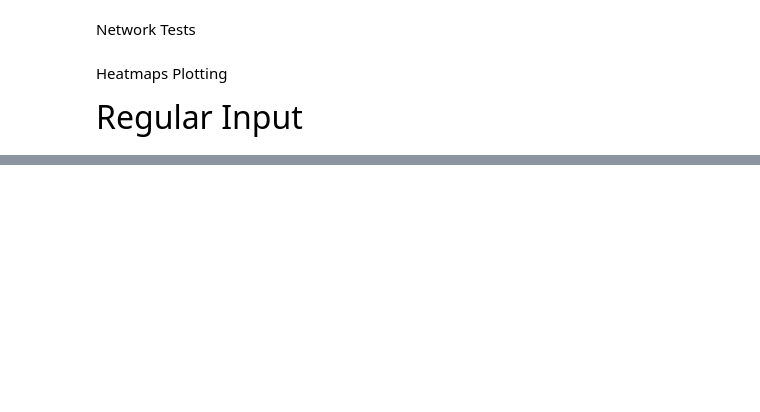
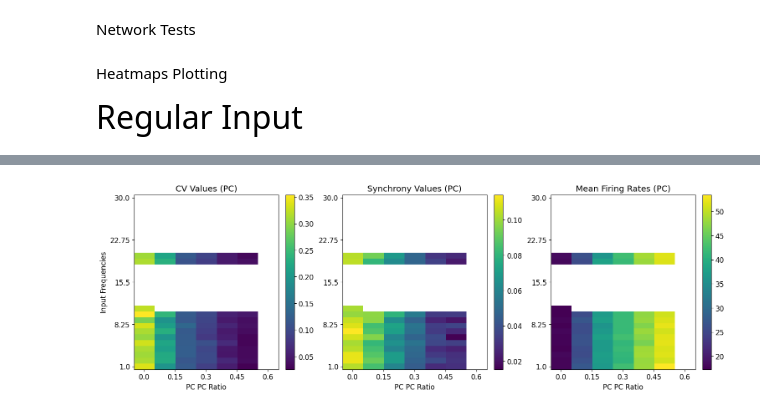
Before and after one commit to Aramatos/dynapse2_adaptation, a Jupyter notebook: Network_heatmaps_fig.ipynb, the cells around one changed output, grey strips where cells are left out. Drawn from its saved outputs; the diff is of its cells as text; code cells hidden in the pictures; blank space fills up the shorter version.

```diff
--- a/Network_heatmaps_fig.ipynb
+++ b/Network_heatmaps_fig.ipynb
@@ -289,4 +108,6 @@ for i in range(11):
 # %%
-data_path = os.path.join(data_type_path, "EE_sweep_poisson.npy")
-data_3 = np.load(data_path, allow_pickle=True).item()
+data_path_3 = os.path.join(data_type_path, "EE_sweep_poisson.npy")
+plot_heatmaps(data_path_3, 'PC PC Ratio')
+# %% [output]
+[figure, added]
 # %%
```
Also changed, not shown: parts of 22 cells of this notebook, 7 other files.
